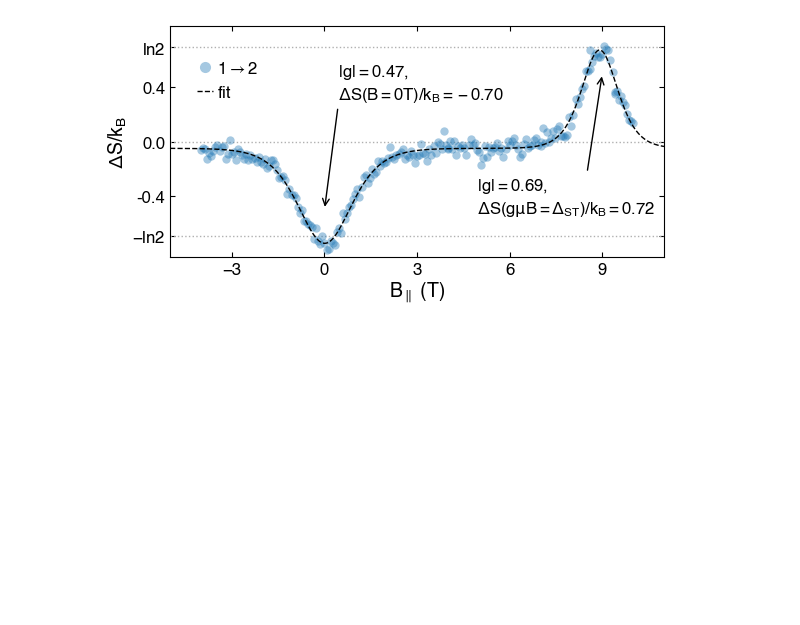
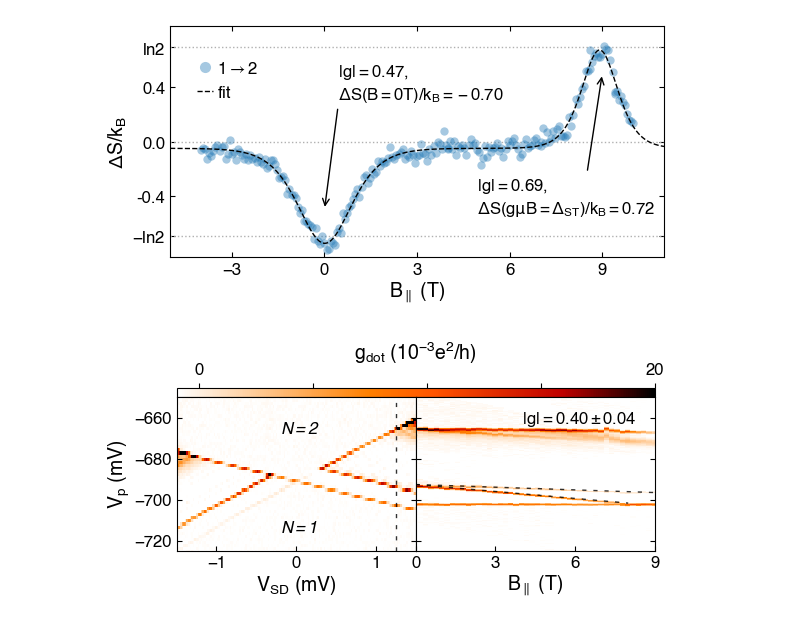
Before and after one commit to nikhartman/stanford_03-18, a Jupyter notebook: mm2018/talk_figures.ipynb, the cells around one changed output. Saved outputs shown, nothing was run; the diff lists cells and outputs as text; code cells hidden in the pictures; blank space fills up the shorter version.

```diff
--- a/mm2018/talk_figures.ipynb
+++ b/mm2018/talk_figures.ipynb
@@ -679,3 +759,94 @@ fig.tight_layout()
 fig.savefig(os.path.join(fig_dir, 'two_fit.png'), dpi=600, bbox_inches='tight')
 # %% [output]
 [figure]
+# %%
+fig = plt.figure(figsize=(6,3))
+gs3 = gridspec.GridSpec(2, 2, height_ratios = [0.06,1], width_ratios = [1,1],
+                           wspace=0.0, hspace=0.0)
+
+cax = fig.add_subplot(gs3[0,:]) # color bar
+ax0 = fig.add_subplot(gs3[1,0]) # coulomb diamond
+ax1 = fig.add_subplot(gs3[1,1]) # g factor data
+
+#######################
+### coulomb diamond ###
+#######################
+
+swp = dt.open_hdf5(1087, path=data_dir) # load sweep
+xx, yy = dt.xy_to_meshgrid(swp['x_array'][:]*0.01, swp['y_array'][:]*0.5)
+cond = swp['g_dot2d'][:]*1000
+
+vmin = -1; vmid = 3; vmax = 20
+midpoint = 1 - np.abs(vmid-vmin)/np.abs(vmax-vmin)
+cdmap = dt.shiftedColorMap(plt.cm.gist_heat_r, midpoint=midpoint, name='shiftedcmap')
+
+im = ax0.pcolormesh(xx, yy, cond, cmap=cdmap, vmin=vmin, vmax=vmax, zorder=-1)
+ax0.axvline(x=1.25, color='k', linestyle='--', dashes=(3, 5), alpha=0.8)
+
+ax0.text(-0.2, -668, r'$N=2$', fontsize=12, fontstyle='italic')
+ax0.text(-0.2, -716, r'$N=1$', fontsize=12, fontstyle='italic')
+
+ax0.set_ylim(-725, -650)
+ax0.set_yticks([-720, -700, -680, -660])
+ax0.set_ylabel('V$_{p}$ (mV)')
+ax0.set_xlim(-1.5, 1.5)
+ax0.set_xticks([-1.0, 0, 1.0])
+ax0.set_xlabel('V$_{SD}$ (mV)')
+ax0.tick_params(axis='both', top=False)
+
+####################
+### add colorbar ###
+####################
+
+cb = plt.colorbar(cax = cax, mappable = im,
+                    orientation = 'horizontal', ticklocation = 'top')
+cb.set_ticks([0, 5, 10, 15, 20])
+cb.set_ticklabels(['0','','','','20'])
+cb.set_label(r'g$_{dot}$ ($10^{-3}e^2$/h)')
+cb.ax.tick_params(axis='x', direction='out')
+
+##########################
+### plot g factor data ###
+##########################
+
+df = pd.read_csv(os.path.join(analysis_dir,'dat1082-1084_gfactor_fits.csv'))
+dats = [1082, 1083, 1084]
+ns = [-5, None, None]
+for n, dat in zip(ns, dats):
+    # import data
+    swp = dt.open_hdf5(dat, path=data_dir) # load sweep
+    xplt = np.loadtxt(os.path.join(analysis_dir, 'dat{0:d}_xplt.csv'.format(dat)),
+                        delimiter=',')
+    yplt = np.loadtxt(os.path.join(analysis_dir, 'dat{0:d}_yplt.csv'.format(dat)),
+                        delimiter=',')
+    xshift = np.loadtxt(os.path.join(analysis_dir, 'dat{0:d}_xshift.csv'.format(dat)),
+                          delimiter=',')
+    z = swp['g_dot2d'][:n]*1000
+
+    for i in range(len(z)):
+        xx, yy = np.meshgrid(np.array([yplt[i], yplt[i+1]]),
+                                 (xplt - xshift[i])+df.loc[0,'gate_offset'])
+        ax1.pcolormesh(xx, yy, z[i,None].transpose(),
+                       cmap=cdmap, vmin=vmin, vmax=vmax, zorder=-1)
+
+fields = np.linspace(0,8, 200)
+ax1.plot(fields, df.loc[0,'a0']*fields+df.loc[0,'b0']+df.loc[0,'gate_offset'],
+            c='k', linestyle='--', dashes=(3, 5), alpha=0.8)
+fields = np.linspace(0,9, 200)
+ax1.plot(fields, df.loc[0,'a1']*fields+df.loc[0,'b1']+df.loc[0,'gate_offset'],
+            c='k', linestyle='--', dashes=(3, 5), alpha=0.8)
+
+ax1.text(4, -663, r'$|g| = 0.40 \pm 0.04$', fontsize=12)
+
+ax1.set_xlabel('B$_{\parallel}$ (T)')
+ax1.set_xlim(0, 9)
+ax1.set_xticks([0, 3, 6, 9])
+ax1.set_ylim(-725, -650)
+ax1.set_yticks([-720, -700, -680, -660])
+ax1.set_yticklabels([])
+ax1.tick_params(axis='both', top=False)
+
+fig.tight_layout()
+fig.savefig(os.path.join(fig_dir, 'transport-spec_12.png'), dpi=600, bbox_inches='tight')
+# %% [output]
+[figure, added]
```
Also changed, not shown: parts of 2 cells of this notebook, 1 other file.
